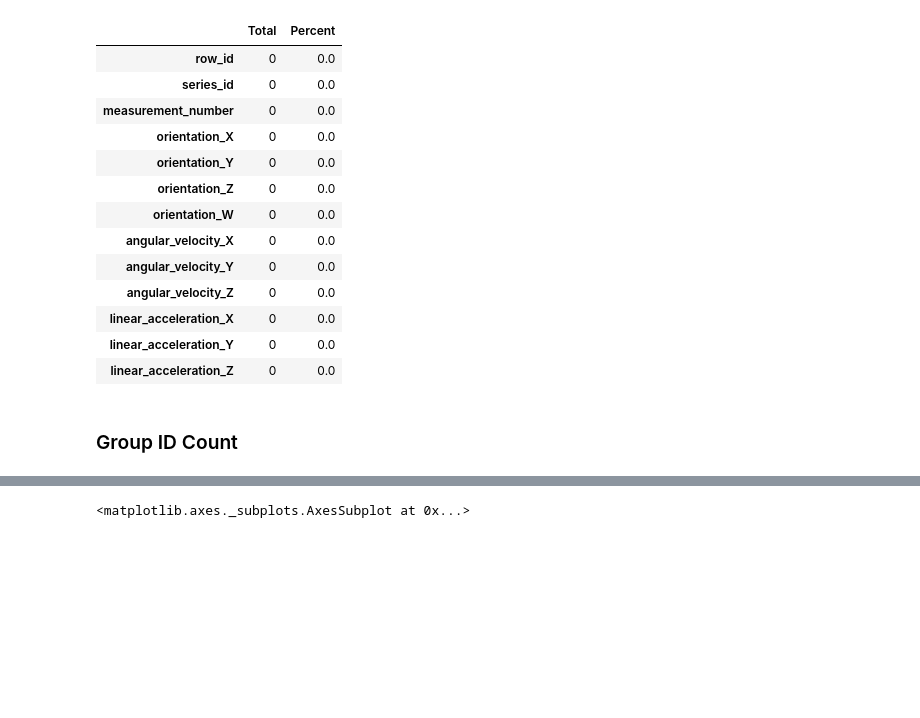
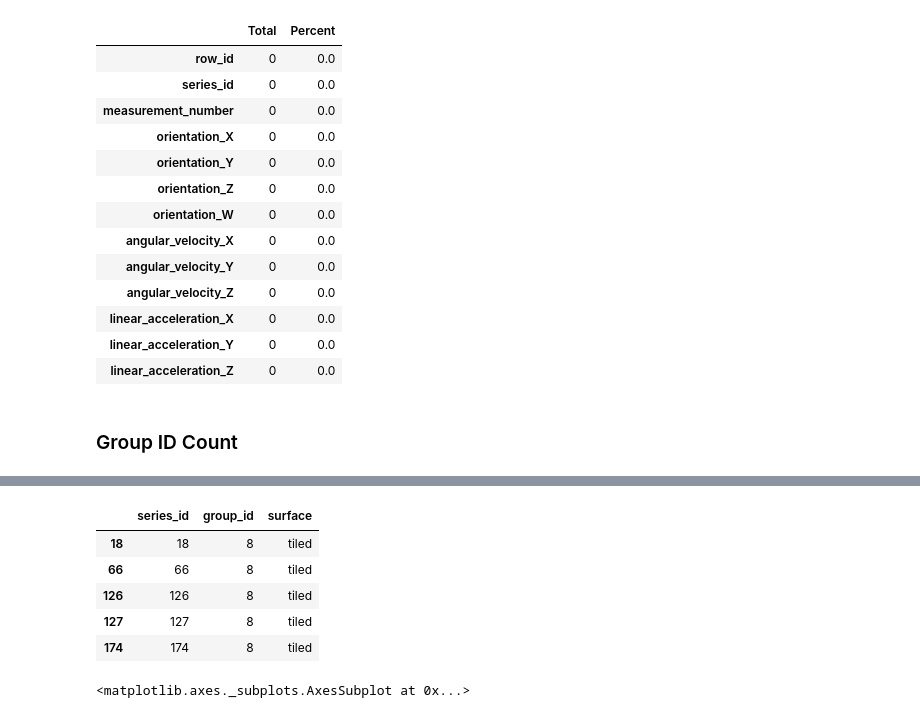
Before and after one commit to akansh12/Help_Robots_help_humanity, a Jupyter notebook: EDA.ipynb, the cells around one changed output, grey strips where cells are left out. Cells and saved outputs as stored; diff of their text form; code cells hidden in the pictures; blank space fills up the shorter version.

```diff
--- a/EDA.ipynb
+++ b/EDA.ipynb
@@ -163,3 +185,12 @@ Its significance:
+# %%
+y_train[y_train.group_id == 8].head(5)
+# %% [output]
+|  | series_id | group_id | surface |
+| 18 | 18 | 8 | tiled |
+| 66 | 66 | 8 | tiled |
+| 126 | 126 | 8 | tiled |
+| 127 | 127 | 8 | tiled |
+| 174 | 174 | 8 | tiled |
 # %%
 y_train.surface.value_counts().plot(kind='bar')
 # %% [output]
```
Also changed, not shown: parts of 10 cells of this notebook, 2 other files.
